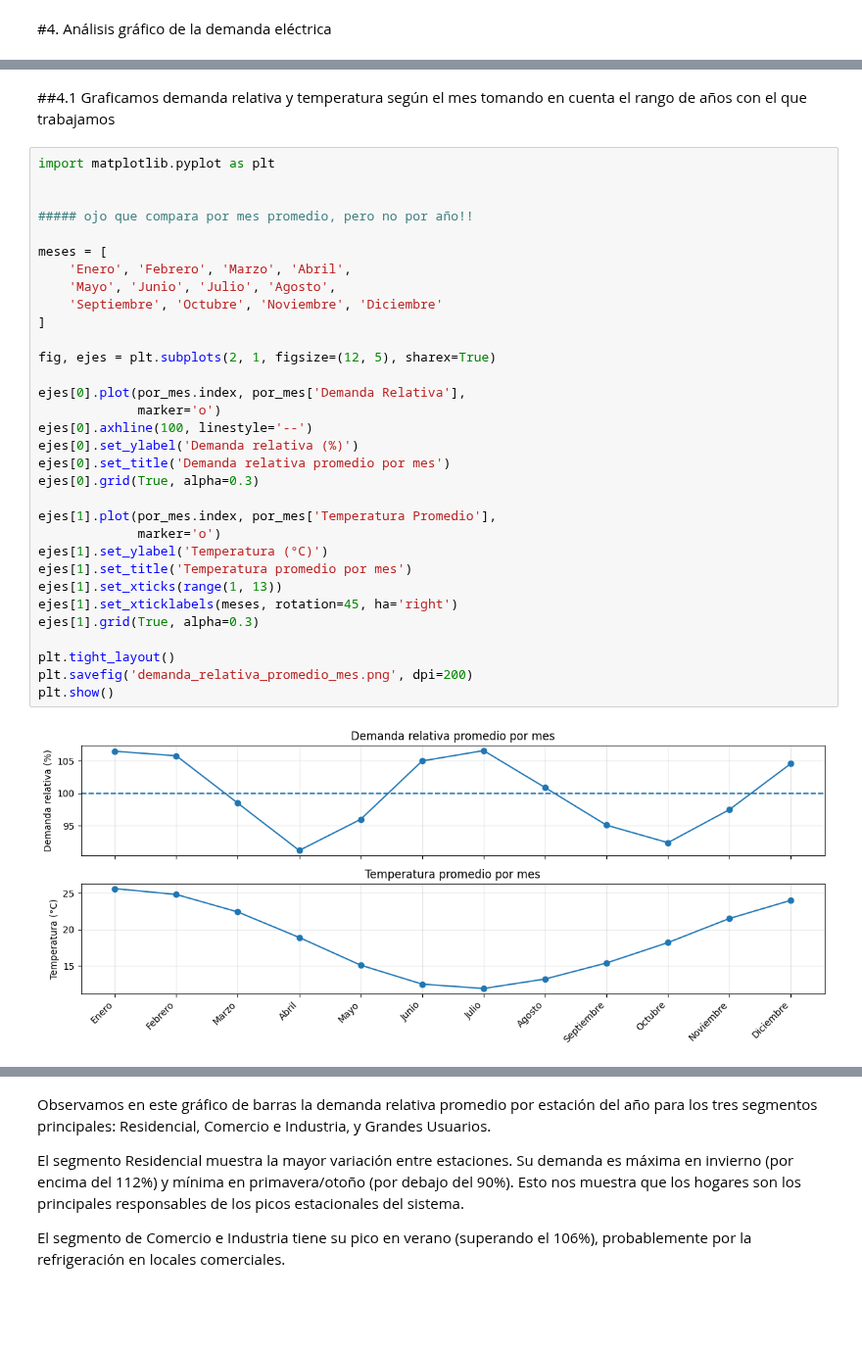
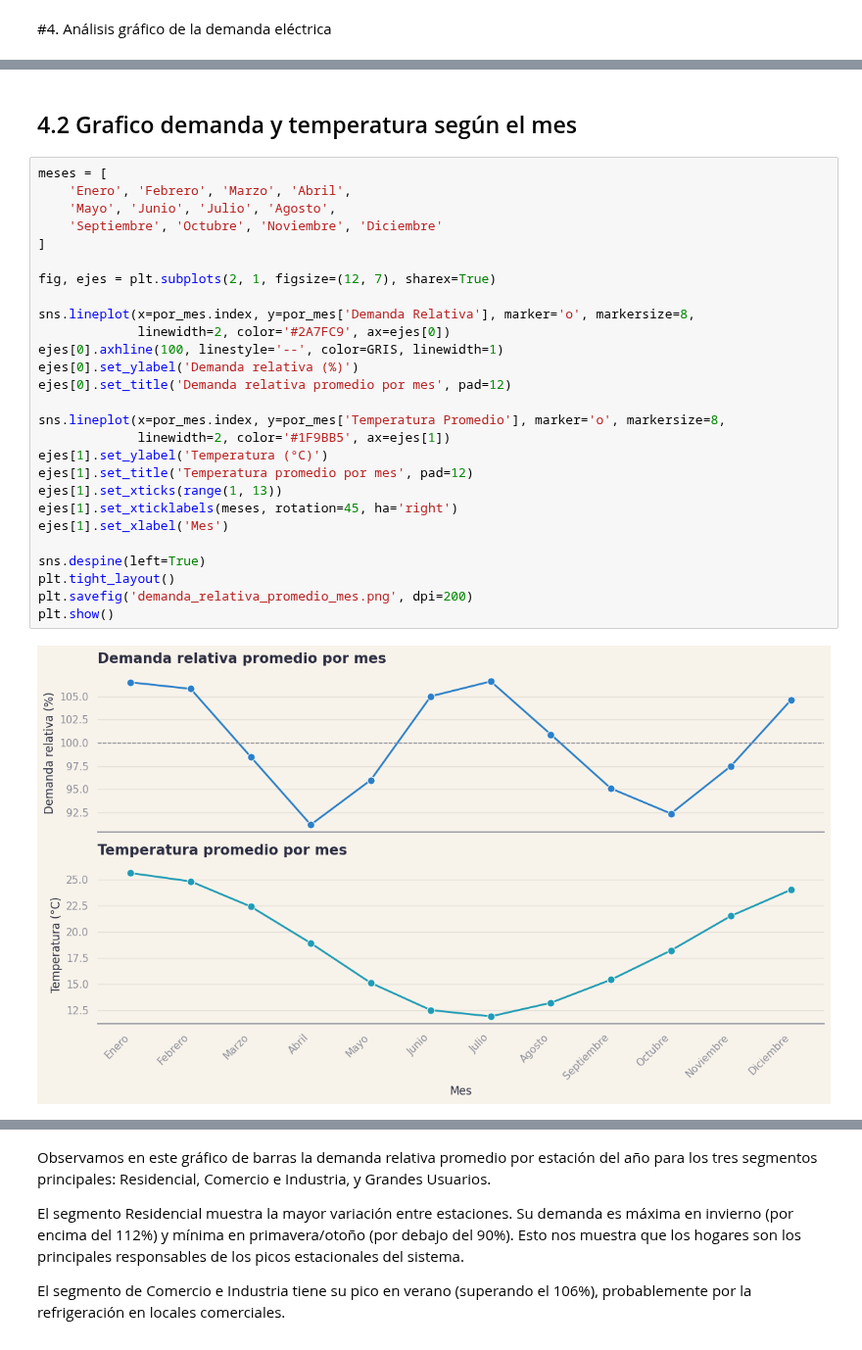
Before and after one commit to RafaelSeri/TP_LABO_MET, a Jupyter notebook: notebooks/Tp_labo.ipynb, the cells around one changed output, grey strips where cells are left out. Shown at 98% size. Saved outputs shown, nothing was run; the diff lists cells and outputs as text; blank space fills up the shorter version.

```diff
--- a/notebooks/Tp_labo.ipynb
+++ b/notebooks/Tp_labo.ipynb
@@ -812,39 +858,34 @@ Los tres agrupamientos llevan a la misma conclusión: la demanda eléctrica es *
 # %% [markdown]
-##4.1 Graficamos demanda relativa y temperatura según el mes tomando en cuenta el rango de años con el que trabajamos
+## 4.2 Grafico demanda y temperatura según el mes
 # %%
-import matplotlib.pyplot as plt
-
-
-##### ojo que compara por mes promedio, pero no por año!!
-
 meses = [
     'Enero', 'Febrero', 'Marzo', 'Abril',
     'Mayo', 'Junio', 'Julio', 'Agosto',
     'Septiembre', 'Octubre', 'Noviembre', 'Diciembre'
 ]
 
-fig, ejes = plt.subplots(2, 1, figsize=(12, 5), sharex=True)
+fig, ejes = plt.subplots(2, 1, figsize=(12, 7), sharex=True)
 
-ejes[0].plot(por_mes.index, por_mes['Demanda Relativa'],
-             marker='o')
-ejes[0].axhline(100, linestyle='--')
+sns.lineplot(x=por_mes.index, y=por_mes['Demanda Relativa'], marker='o', markersize=8,
+             linewidth=2, color='#2A7FC9', ax=ejes[0])
+ejes[0].axhline(100, linestyle='--', color=GRIS, linewidth=1)
 ejes[0].set_ylabel('Demanda relativa (%)')
-ejes[0].set_title('Demanda relativa promedio por mes')
-ejes[0].grid(True, alpha=0.3)
+ejes[0].set_title('Demanda relativa promedio por mes', pad=12)
 
-ejes[1].plot(por_mes.index, por_mes['Temperatura Promedio'],
-             marker='o')
+sns.lineplot(x=por_mes.index, y=por_mes['Temperatura Promedio'], marker='o', markersize=8,
+             linewidth=2, color='#1F9BB5', ax=ejes[1])
 ejes[1].set_ylabel('Temperatura (°C)')
-ejes[1].set_title('Temperatura promedio por mes')
+ejes[1].set_title('Temperatura promedio por mes', pad=12)
 ejes[1].set_xticks(range(1, 13))
 ejes[1].set_xticklabels(meses, rotation=45, ha='right')
-ejes[1].grid(True, alpha=0.3)
+ejes[1].set_xlabel('Mes')
 
+sns.despine(left=True)
 plt.tight_layout()
 plt.savefig('demanda_relativa_promedio_mes.png', dpi=200)
 plt.show()
 # %% [output]
-[figure, old version]
+[figure, new version]
 # %% [markdown]
 Este gráfico de líneas nos permite observar el patrón de la demanda eléctrica a lo largo del año, comparándolo directamente con el ciclo de temperaturas.
 La demanda no es lineal respecto a la temperatura. Se observan dos picos claros: uno en los meses más fríos (junio-julio) y otro en los meses más cálidos (diciembre-febrero). Por otro lado, el bajo consumo se da en los meses templados.
```
Also changed, not shown: parts of 37 cells of this notebook.
